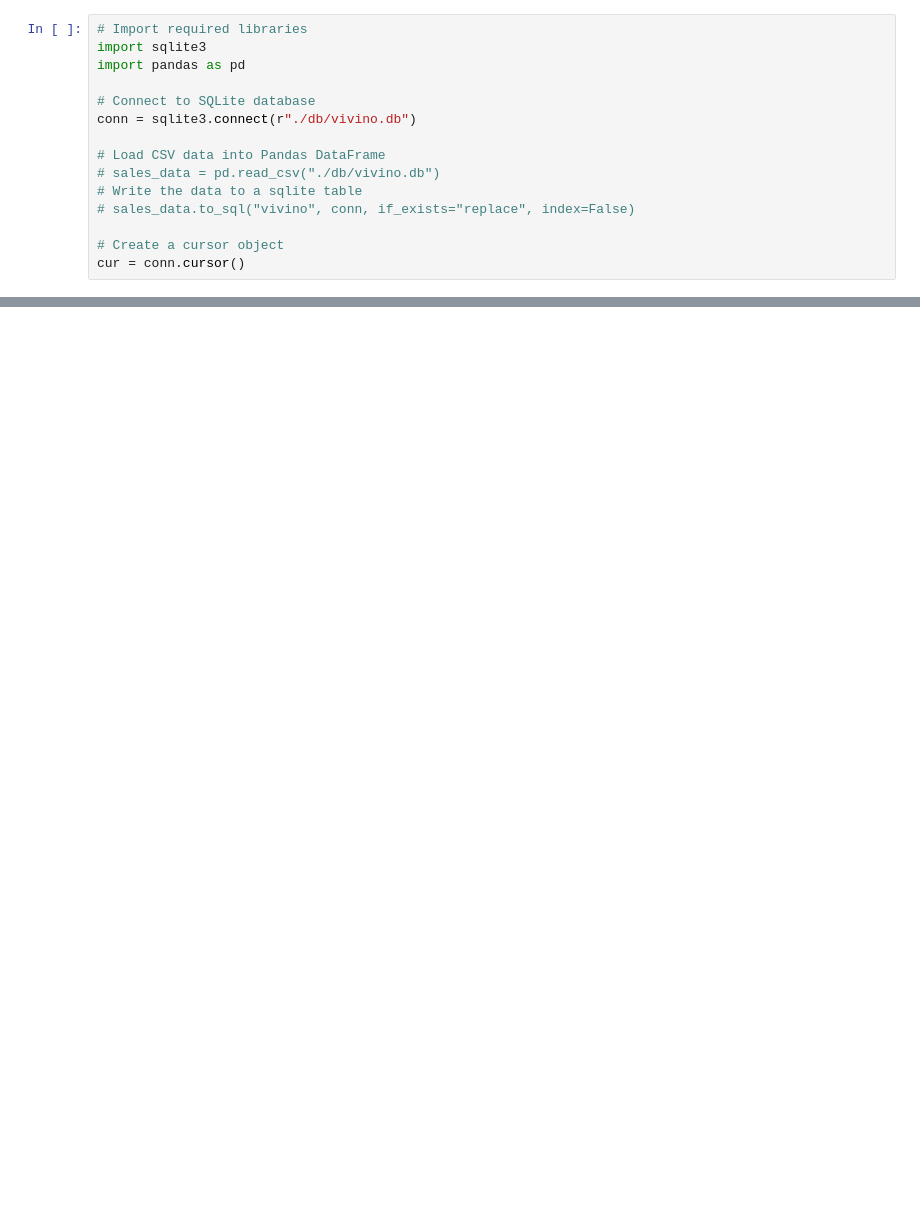
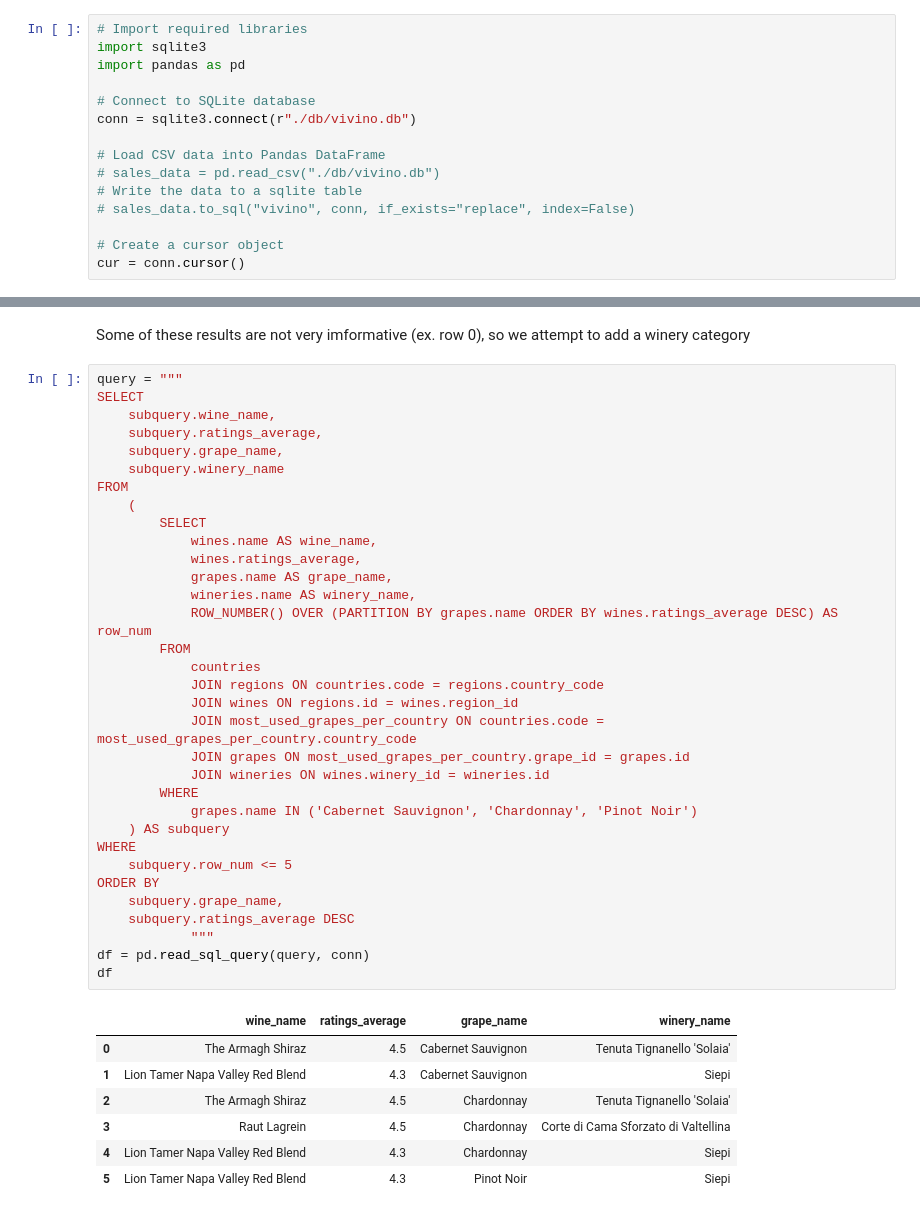
Before and after one commit to jduffy93/wine-market-analysis, a Jupyter notebook: wiwino_analysis.ipynb, the cells around one changed output, grey strips where cells are left out. Saved outputs shown, nothing was run; the diff lists cells and outputs as text; blank space fills up the shorter version.

```diff
--- a/wiwino_analysis.ipynb
+++ b/wiwino_analysis.ipynb
@@ -43,0 +180,43 @@ sales_df.head()
+# %% [markdown]
+Some of these results are not very imformative (ex. row 0), so we attempt to add a winery category
+# %%
+query = """
+SELECT
+    subquery.wine_name,
+    subquery.ratings_average,
+    subquery.grape_name,
+    subquery.winery_name
+FROM
+    (
+        SELECT
+            wines.name AS wine_name,
+            wines.ratings_average,
+            grapes.name AS grape_name,
+            wineries.name AS winery_name,
+            ROW_NUMBER() OVER (PARTITION BY grapes.name ORDER BY wines.ratings_average DESC) AS row_num
+        FROM
+            countries
+            JOIN regions ON countries.code = regions.country_code
+            JOIN wines ON regions.id = wines.region_id
+            JOIN most_used_grapes_per_country ON countries.code = most_used_grapes_per_country.country_code
+            JOIN grapes ON most_used_grapes_per_country.grape_id = grapes.id
+            JOIN wineries ON wines.winery_id = wineries.id
+        WHERE
+            grapes.name IN ('Cabernet Sauvignon', 'Chardonnay', 'Pinot Noir')
+    ) AS subquery
+WHERE
+    subquery.row_num <= 5
+ORDER BY
+    subquery.grape_name,
+    subquery.ratings_average DESC
+            """
+df = pd.read_sql_query(query, conn)
+df
+# %% [output]
+|  | wine_name | ratings_average | grape_name | winery_name |
+| 0 | The Armagh Shiraz | 4.5 | Cabernet Sauvignon | Tenuta Tignanello 'Solaia' |
+| 1 | Lion Tamer Napa Valley Red Blend | 4.3 | Cabernet Sauvignon | Siepi |
+| 2 | The Armagh Shiraz | 4.5 | Chardonnay | Tenuta Tignanello 'Solaia' |
+| 3 | Raut Lagrein | 4.5 | Chardonnay | Corte di Cama Sforzato di Valtellina |
+| 4 | Lion Tamer Napa Valley Red Blend | 4.3 | Chardonnay | Siepi |
+| 5 | Lion Tamer Napa Valley Red Blend | 4.3 | Pinot Noir | Siepi |
```
Also changed, not shown: parts of 15 cells of this notebook, 1 other file.
